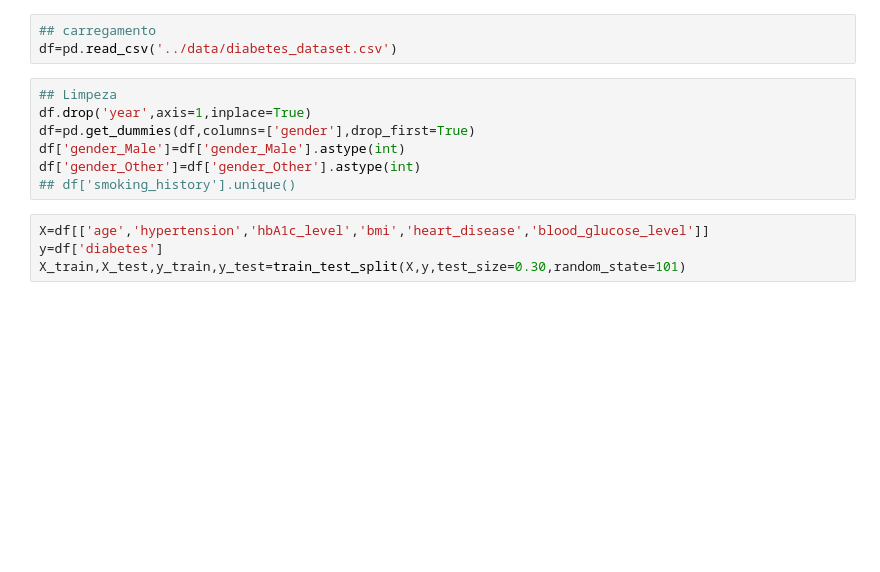
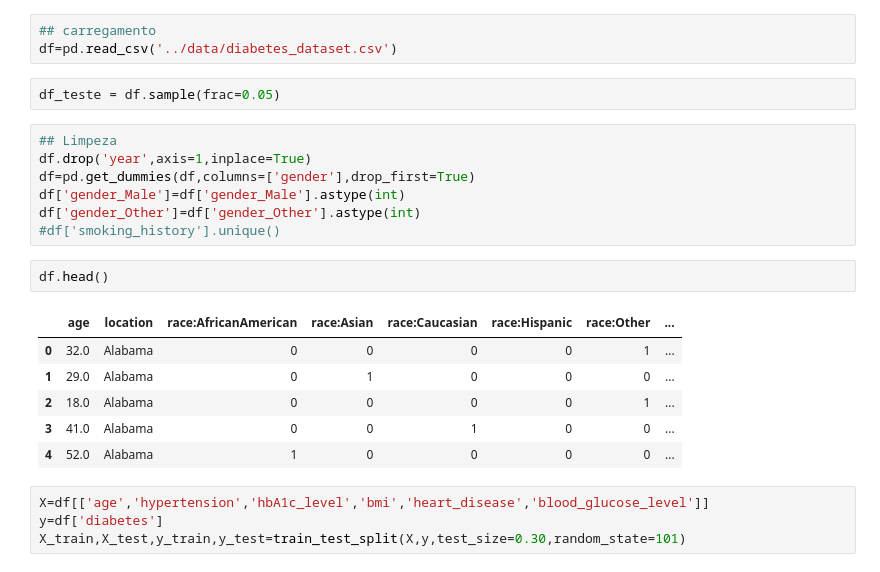
Before and after one commit to AlexandreAlvesUnipam/ml-supervised-dev, a Jupyter notebook: notebooks/redes_neurais.ipynb, the cells around one changed output. Saved outputs shown, nothing was run; the diff lists cells and outputs as text; blank space fills up the shorter version.

```diff
--- a/notebooks/redes_neurais.ipynb
+++ b/notebooks/redes_neurais.ipynb
@@ -17,13 +30,24 @@ import matplotlib.pyplot as plt
 # %%
 ## carregamento
 df=pd.read_csv('../data/diabetes_dataset.csv')
+# %%
+df_teste = df.sample(frac=0.05)
 # %%
 ## Limpeza
 df.drop('year',axis=1,inplace=True)
 df=pd.get_dummies(df,columns=['gender'],drop_first=True)
 df['gender_Male']=df['gender_Male'].astype(int)
 df['gender_Other']=df['gender_Other'].astype(int)
-## df['smoking_history'].unique()
+#df['smoking_history'].unique()
+# %%
+df.head()
+# %% [output]
+|  | age | location | race:AfricanAmerican | race:Asian | race:Caucasian | race:Hispanic | race:Other | ... |
+| 0 | 32.0 | Alabama | 0 | 0 | 0 | 0 | 1 | ... |
+| 1 | 29.0 | Alabama | 0 | 1 | 0 | 0 | 0 | ... |
+| 2 | 18.0 | Alabama | 0 | 0 | 0 | 0 | 1 | ... |
+| 3 | 41.0 | Alabama | 0 | 0 | 1 | 0 | 0 | ... |
+| 4 | 52.0 | Alabama | 1 | 0 | 0 | 0 | 0 | ... |
 # %%
 X=df[['age','hypertension','hbA1c_level','bmi','heart_disease','blood_glucose_level']]
 y=df['diabetes']
```
Also changed, not shown: parts of 13 cells of this notebook, 1 other file.
